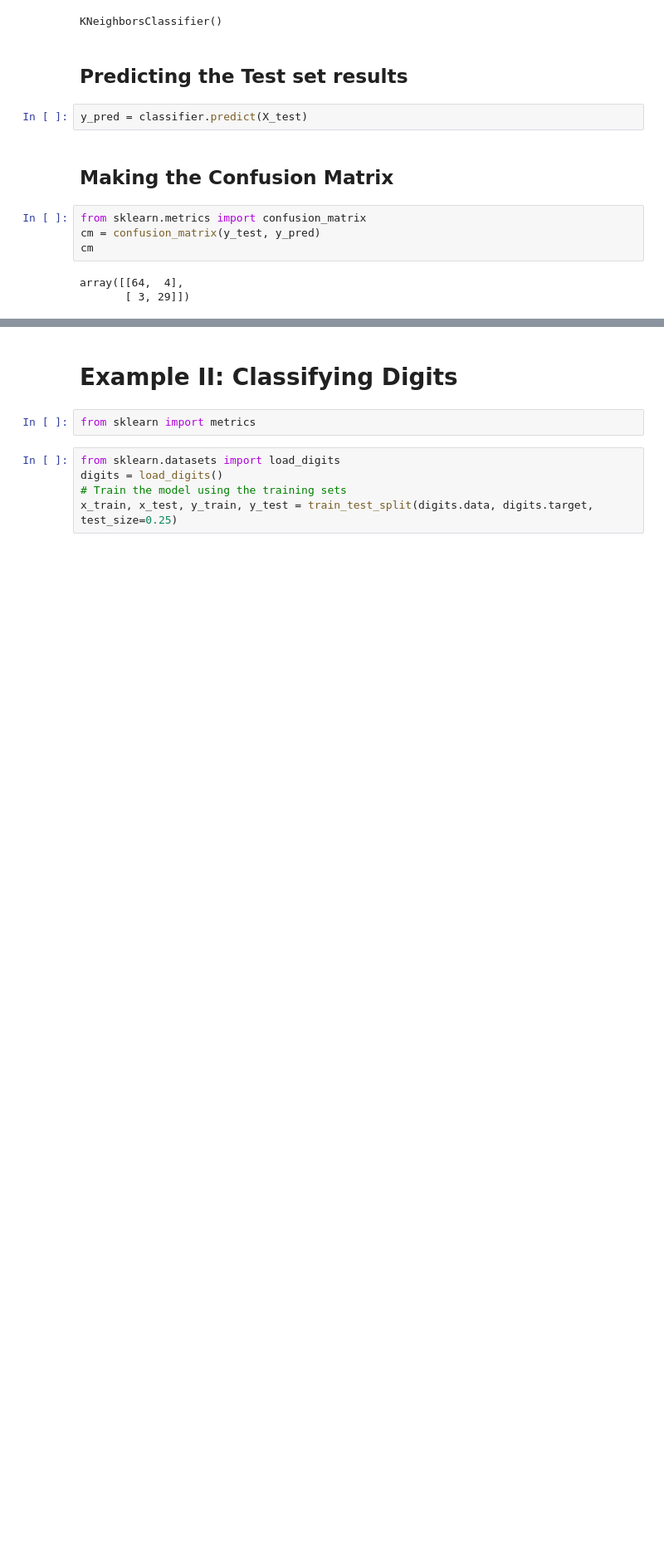
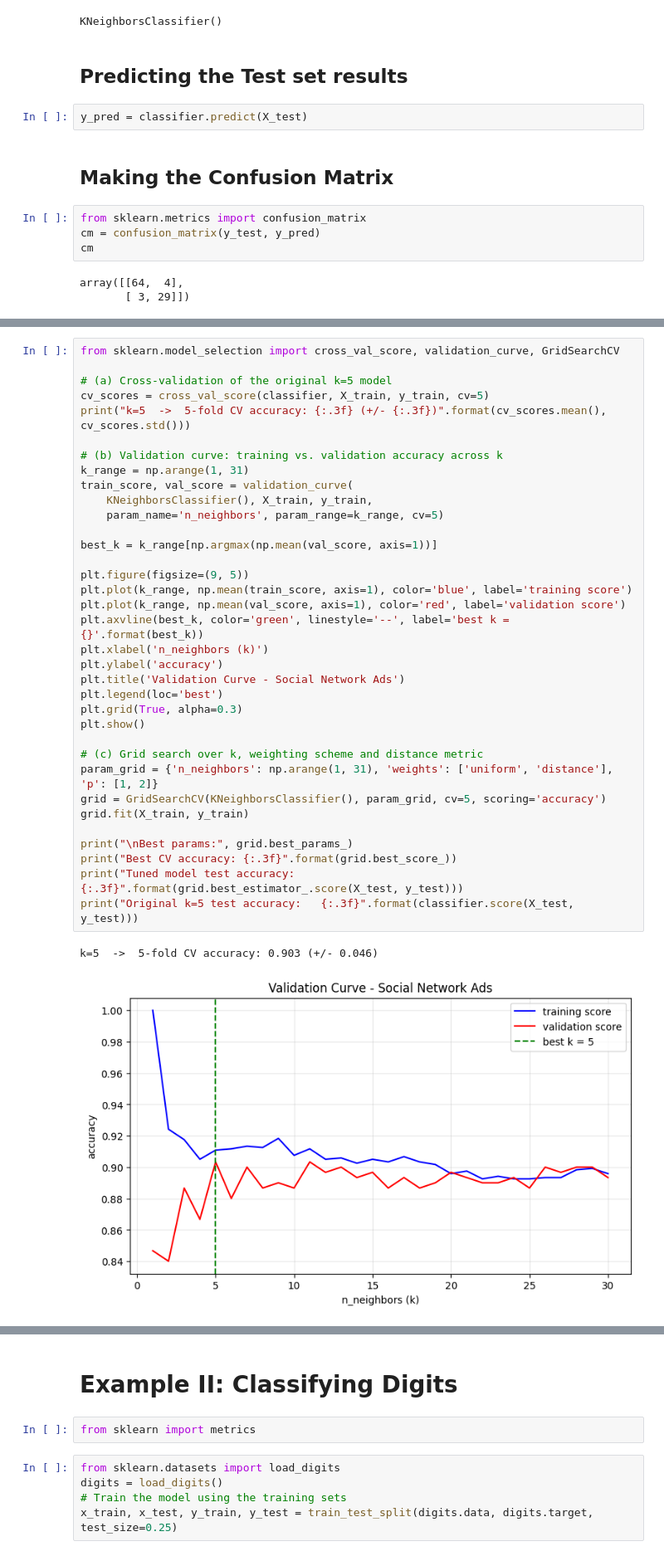
Before and after one commit to techseeko/AAI614_Haidar, a Jupyter notebook: Week-5/Saoud-Notebook5.4.ipynb, the cells around one changed output, grey strips where cells are left out. Shown at 83% size. Cells and saved outputs as stored; diff of their text form; blank space fills up the shorter version.

```diff
--- a/Week-5/Saoud-Notebook5.4.ipynb
+++ b/Week-5/Saoud-Notebook5.4.ipynb
@@ -59,0 +64,38 @@ array([[64,  4],
+# %%
+from sklearn.model_selection import cross_val_score, validation_curve, GridSearchCV
+
+# (a) Cross-validation of the original k=5 model
+cv_scores = cross_val_score(classifier, X_train, y_train, cv=5)
+print("k=5  ->  5-fold CV accuracy: {:.3f} (+/- {:.3f})".format(cv_scores.mean(), cv_scores.std()))
+
+# (b) Validation curve: training vs. validation accuracy across k
+k_range = np.arange(1, 31)
+train_score, val_score = validation_curve(
+    KNeighborsClassifier(), X_train, y_train,
+    param_name='n_neighbors', param_range=k_range, cv=5)
+
+best_k = k_range[np.argmax(np.mean(val_score, axis=1))]
+
+plt.figure(figsize=(9, 5))
+plt.plot(k_range, np.mean(train_score, axis=1), color='blue', label='training score')
+plt.plot(k_range, np.mean(val_score, axis=1), color='red', label='validation score')
+plt.axvline(best_k, color='green', linestyle='--', label='best k = {}'.format(best_k))
+plt.xlabel('n_neighbors (k)')
+plt.ylabel('accuracy')
+plt.title('Validation Curve - Social Network Ads')
+plt.legend(loc='best')
+plt.grid(True, alpha=0.3)
+plt.show()
+
+# (c) Grid search over k, weighting scheme and distance metric
+param_grid = {'n_neighbors': np.arange(1, 31), 'weights': ['uniform', 'distance'], 'p': [1, 2]}
+grid = GridSearchCV(KNeighborsClassifier(), param_grid, cv=5, scoring='accuracy')
+grid.fit(X_train, y_train)
+
+print("\nBest params:", grid.best_params_)
+print("Best CV accuracy: {:.3f}".format(grid.best_score_))
+print("Tuned model test accuracy:    {:.3f}".format(grid.best_estimator_.score(X_test, y_test)))
+print("Original k=5 test accuracy:   {:.3f}".format(classifier.score(X_test, y_test)))
+# %% [output]
+k=5  ->  5-fold CV accuracy: 0.903 (+/- 0.046)
+[figure, added]
```
Also changed, not shown: parts of 22 cells of this notebook.
